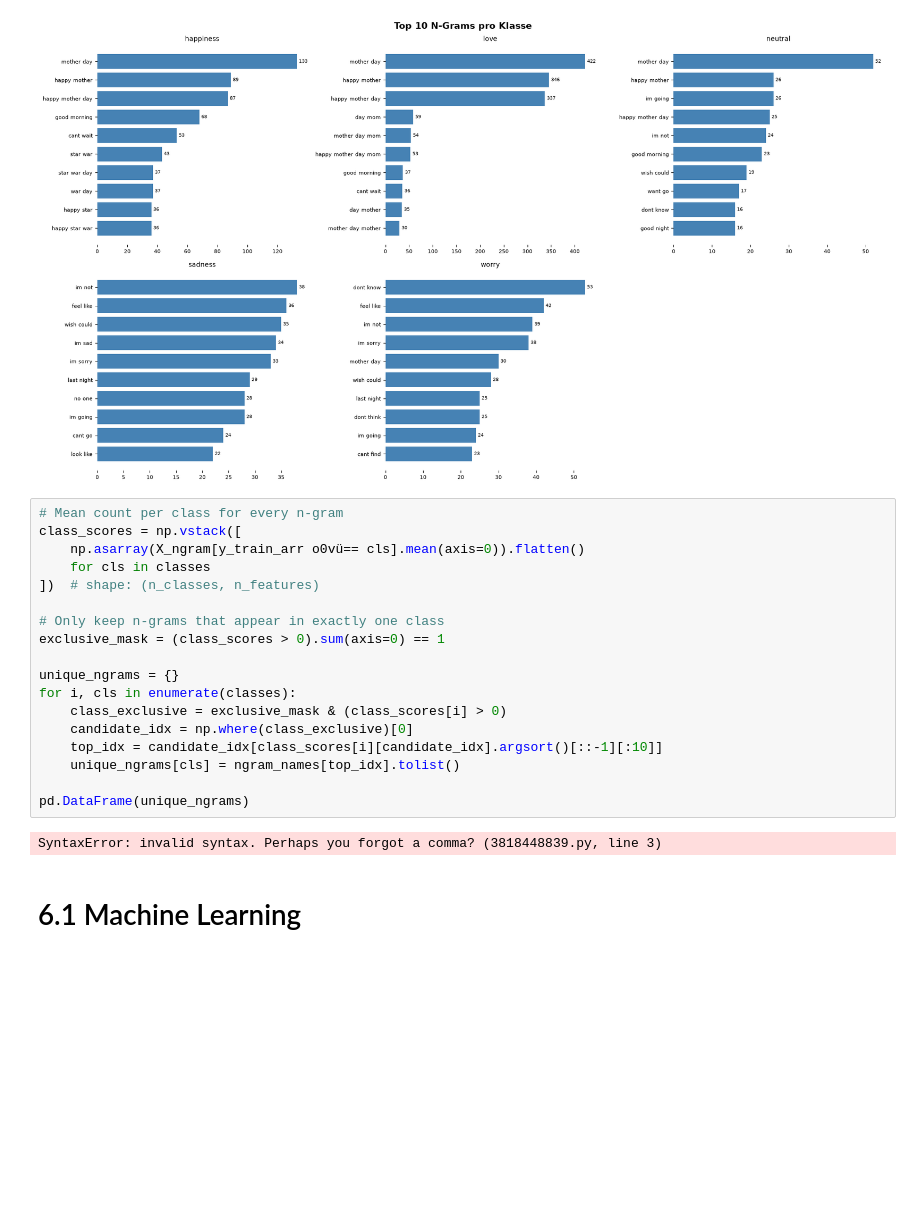
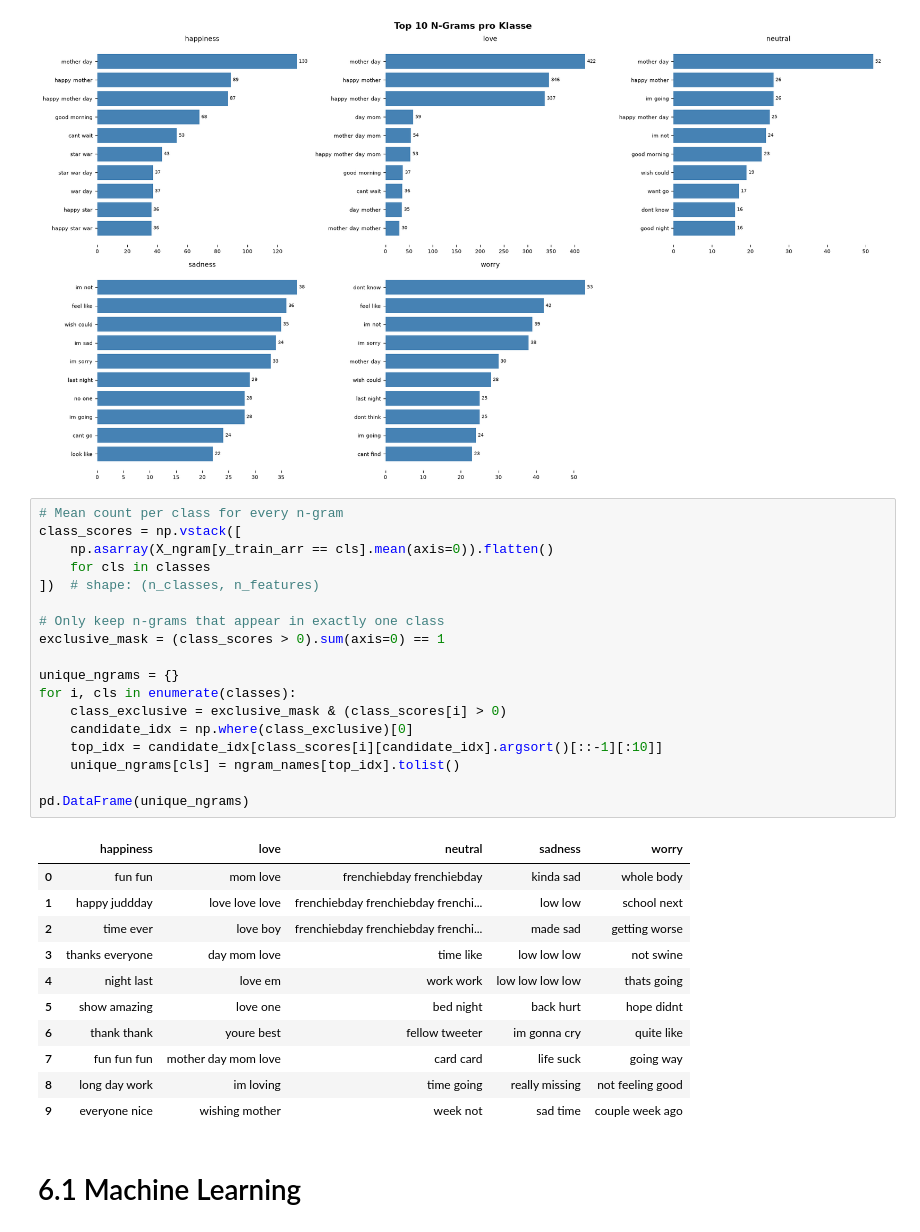
Before and after one commit to Anas2308/Neue_Konzepte_Portfolio, a Jupyter notebook: notebooks/manuel.ipynb, the cells around one changed output. Drawn from its saved outputs; the diff is of its cells as text; blank space fills up the shorter version.

```diff
--- a/notebooks/manuel.ipynb
+++ b/notebooks/manuel.ipynb
@@ -837,23 +837,33 @@ plt.show()
 # %%
 # Mean count per class for every n-gram
 class_scores = np.vstack([
-    np.asarray(X_ngram[y_train_arr o0vü== cls].mean(axis=0)).flatten()
+    np.asarray(X_ngram[y_train_arr == cls].mean(axis=0)).flatten()
     for cls in classes
 ])  # shape: (n_classes, n_features)
 
 # Only keep n-grams that appear in exactly one class
 exclusive_mask = (class_scores > 0).sum(axis=0) == 1
 
 unique_ngrams = {}
 for i, cls in enumerate(classes):
     class_exclusive = exclusive_mask & (class_scores[i] > 0)
     candidate_idx = np.where(class_exclusive)[0]
     top_idx = candidate_idx[class_scores[i][candidate_idx].argsort()[::-1][:10]]
     unique_ngrams[cls] = ngram_names[top_idx].tolist()
 
 pd.DataFrame(unique_ngrams)
 # %% [output]
-SyntaxError: invalid syntax. Perhaps you forgot a comma? (3818448839.py, line 3)
+|  | happiness | love | neutral | sadness | worry |
+| 0 | fun fun | mom love | frenchiebday frenchiebday | kinda sad | whole body |
+| 1 | happy juddday | love love love | frenchiebday frenchiebday frenchi... | low low | school next |
+| 2 | time ever | love boy | frenchiebday frenchiebday frenchi... | made sad | getting worse |
+| 3 | thanks everyone | day mom love | time like | low low low | not swine |
+| 4 | night last | love em | work work | low low low low | thats going |
+| 5 | show amazing | love one | bed night | back hurt | hope didnt |
+| 6 | thank thank | youre best | fellow tweeter | im gonna cry | quite like |
+| 7 | fun fun fun | mother day mom love | card card | life suck | going way |
+| 8 | long day work | im loving | time going | really missing | not feeling good |
+| 9 | everyone nice | wishing mother | week not | sad time | couple week ago |
 # %% [markdown]
 # 6.1 Machine Learning
 # %% [markdown]
```
Also changed, not shown: parts of 1 cell of this notebook.
